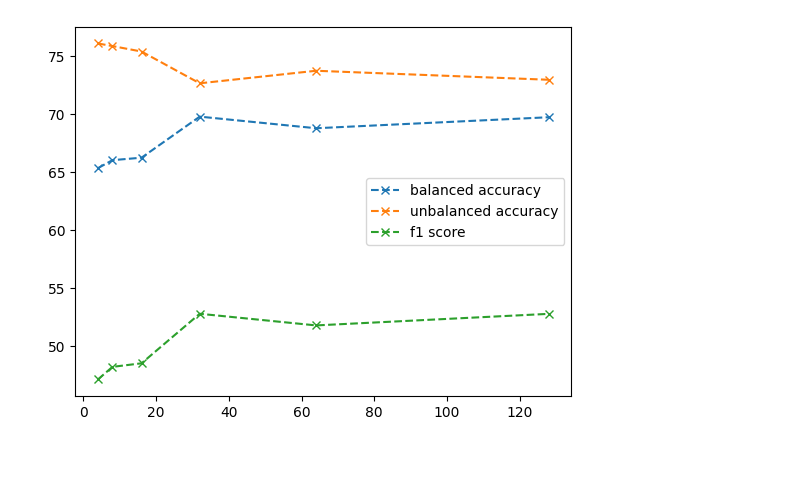
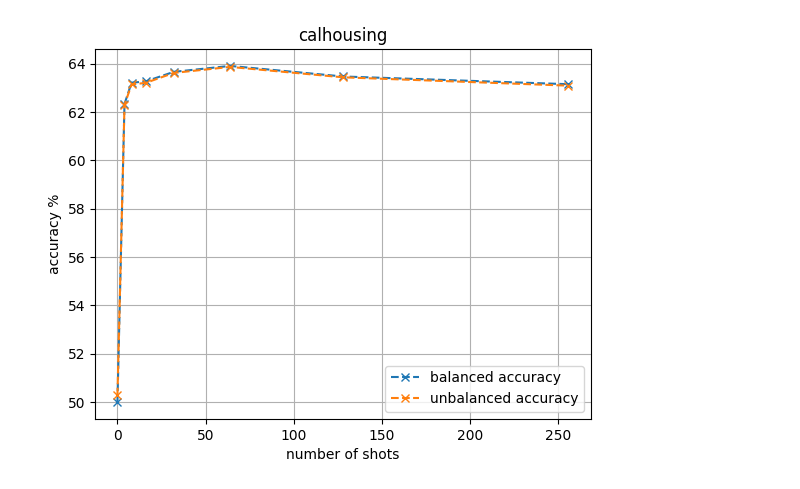
Before and after one commit to pasandissanayake/trans-hyper, a Jupyter notebook: mlp_t0_eval.ipynb, the cells around one changed output. Cells and saved outputs as stored; diff of their text form; code cells hidden in the pictures; blank space fills up the shorter version.

```diff
--- a/mlp_t0_eval.ipynb
+++ b/mlp_t0_eval.ipynb
@@ -76,0 +80,11 @@ You are using the default legacy behaviour of the <class 'transformers.models.t5
+# %%
+cfg_dict["datasets"]["list_combine_test"] = ['income']
+cfg_dict["datasets"]["balanced"] = {"train": True, "val": False, "test": False}
+cfg_dict["datasets"]["tabllm"]["txt_data_path"] = "tabllm/data/datasets_serialized"
+cfg_dict["datasets"]["test_ratio"] = 0.8
+cfg_dict["datasets"]["validation_ratio"] = 0.1
+cfg_dict["debug"] = False
+cfg = Config(cfg_dict=cfg_dict)
+
+tabllm_do = TabLLMDataObject(cfg=cfg, set_hyponet_in_dim=False)
+test_ds = CombinedTabLLMTextDataset(cfg=cfg, split="test", datapoints=[tabllm_do.split_datapoints[ds_name]], max_n_features=cfg.hyponet.in_dim())
@@ -106,12 +147,0 @@ def compute_metrics(n_shots):
-# %%
-print(f"Dataset: {ds_name}")
-
-metrics = compute_metrics(n_shots=128)
-print(f"Prediction shape: {metrics['preds'].shape}")
-print(f"Max const. predictor acc: {metrics['const_predictor_acc']:.2f}")
-print(f"Hyponet balanced acc: {metrics['balanced_acc']:.2f}")
-print(f"Hyponet F1 score: {metrics['f1_score']:.2f}")
-print(f"Hyponet unbalanced acc: {metrics['unbalanced_acc']:.2f}")
-
-
-plot_confusion_matrix(y_true=y, y_pred=metrics["preds"])
@@ -127,10 +149,11 @@ Hyponet unbalanced acc: 74.93
 balanced_acc = []
 unbalanced_acc = []
 f1 = []
-n_shots = [4, 8, 16, 32, 64, 128]
+n_shots_list = [0, 4, 8, 16, 32, 64, 128, 256]
+# n_shots_list = [0, 1, 2, 4, 6, 8, 10]
 
-for i in n_shots:
-    metrics = compute_metrics(n_shots=i)
+for n_shots in n_shots_list:
+    metrics = compute_metrics(n_shots=n_shots)
     balanced_acc.append(metrics['balanced_acc'])
     unbalanced_acc.append(metrics['unbalanced_acc'])
     f1.append(metrics['f1_score'])
@@ -137,8 +178,12 @@ for i in n_shots:
 # %%
-plt.plot(n_shots, balanced_acc, 'x--', label="balanced accuracy")
-plt.plot(n_shots, unbalanced_acc, 'x--', label="unbalanced accuracy")
-plt.plot(n_shots, f1, 'x--', label="f1 score")
+plt.plot(n_shots_list, balanced_acc, 'x--', label="balanced accuracy")
+plt.plot(n_shots_list, unbalanced_acc, 'x--', label="unbalanced accuracy")
+# plt.plot(n_shots_list, f1, 'x--', label="f1 score")
+plt.title(ds_name)
+plt.xlabel("number of shots")
+plt.ylabel("accuracy %")
+plt.grid(True)
 plt.legend()
 plt.show()
 # %% [output]
-[figure, old version]
+[figure, new version]
```
Also changed, not shown: parts of 9 cells of this notebook, 22 other files.
